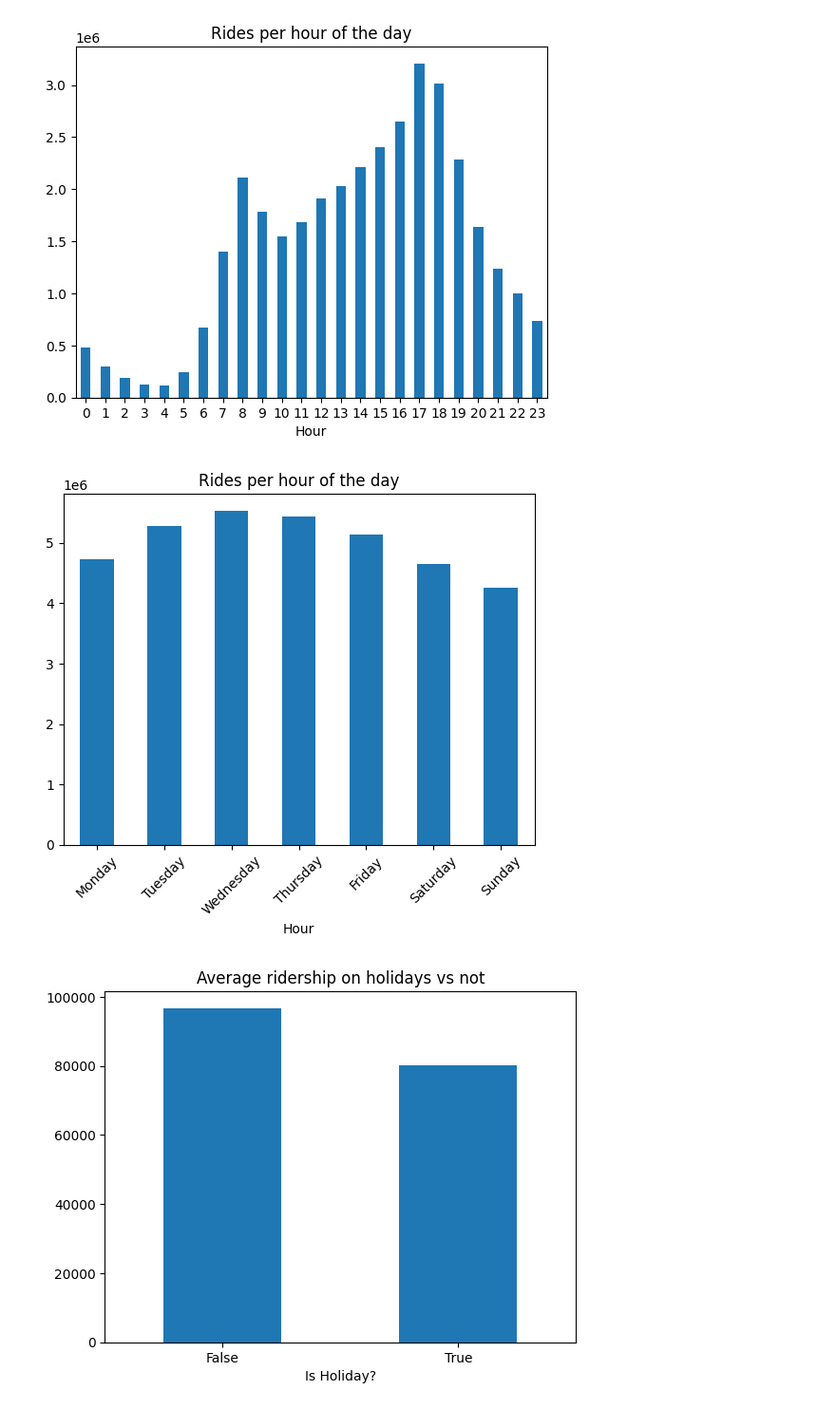
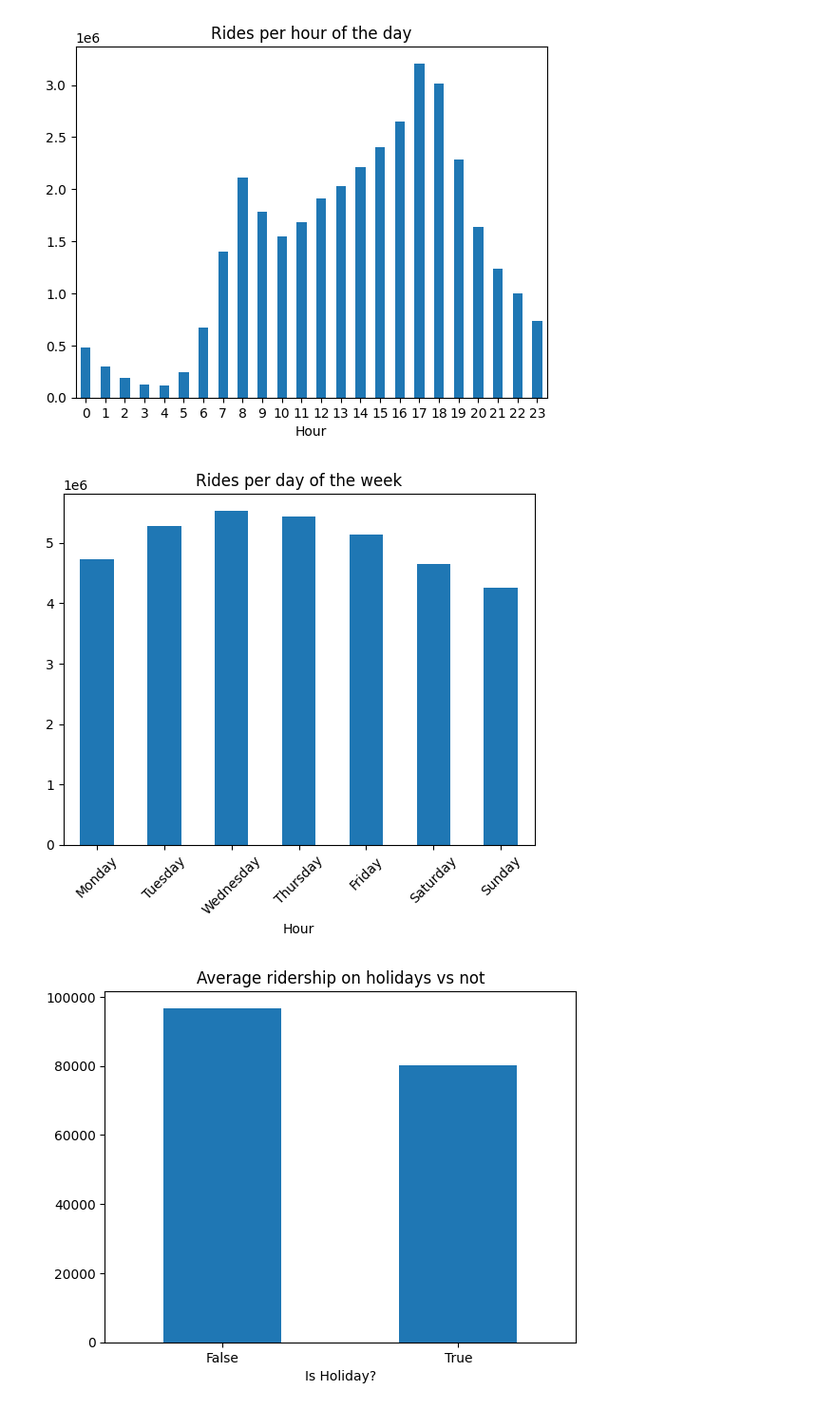
Before and after one commit to ThatDhruvSoni/CitiBike-Analysis, a Jupyter notebook: initial_eda.ipynb, the cells around one changed output. Shown: that part at 95% size. Cells and saved outputs as stored; diff of their text form; code cells hidden in the pictures.

```diff
--- a/initial_eda.ipynb
+++ b/initial_eda.ipynb
@@ -182,12 +182,12 @@ plt.show()
 [figure]
 # %%
 df23["weekday"].value_counts().reindex(['Monday', 'Tuesday', 'Wednesday', 'Thursday', 'Friday', 'Saturday', 'Sunday']).plot(kind = "bar")
-plt.title("Rides per hour of the day")
+plt.title("Rides per day of the week")
 plt.xlabel("Hour")
 plt.xticks(rotation = 45)
 plt.show()
 # %% [output]
-[figure, old version]
+[figure, new version]
 # %%
 daily_rides = df23.groupby(['date', 'is_holiday']).size().reset_index(name='ride_count')
 avg_rides = daily_rides.groupby('is_holiday')['ride_count'].mean().plot(kind = "bar")
```
